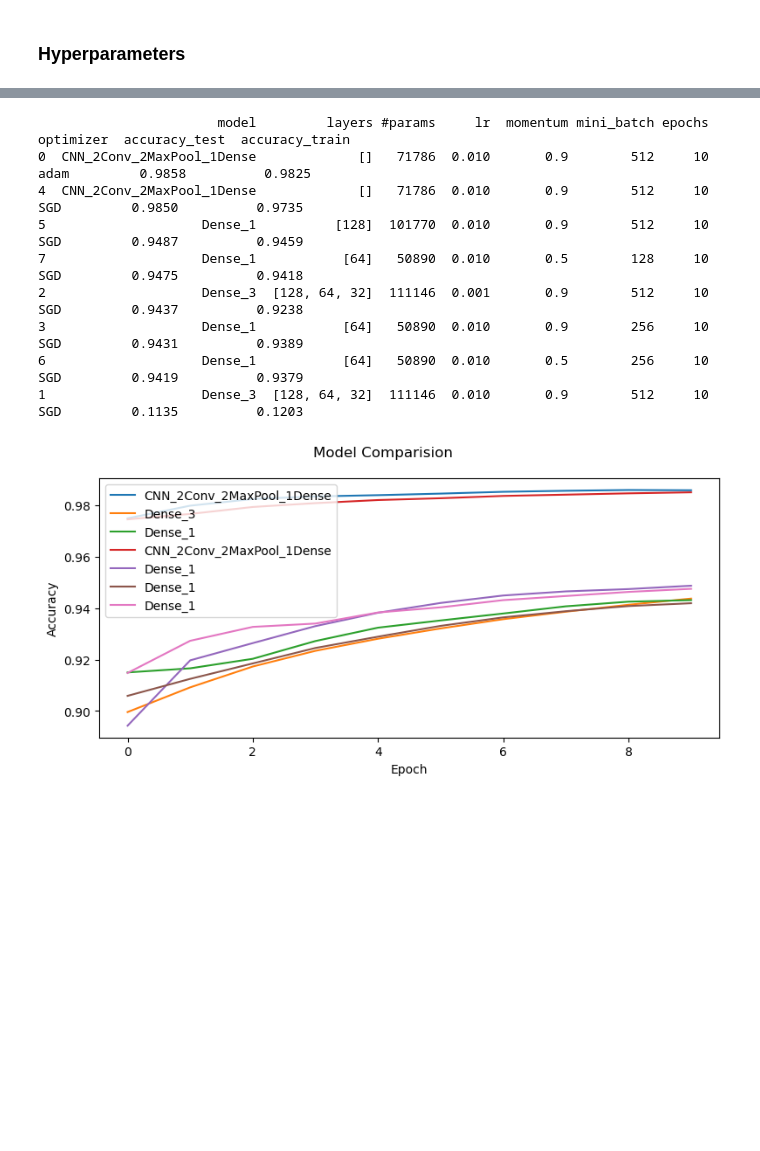
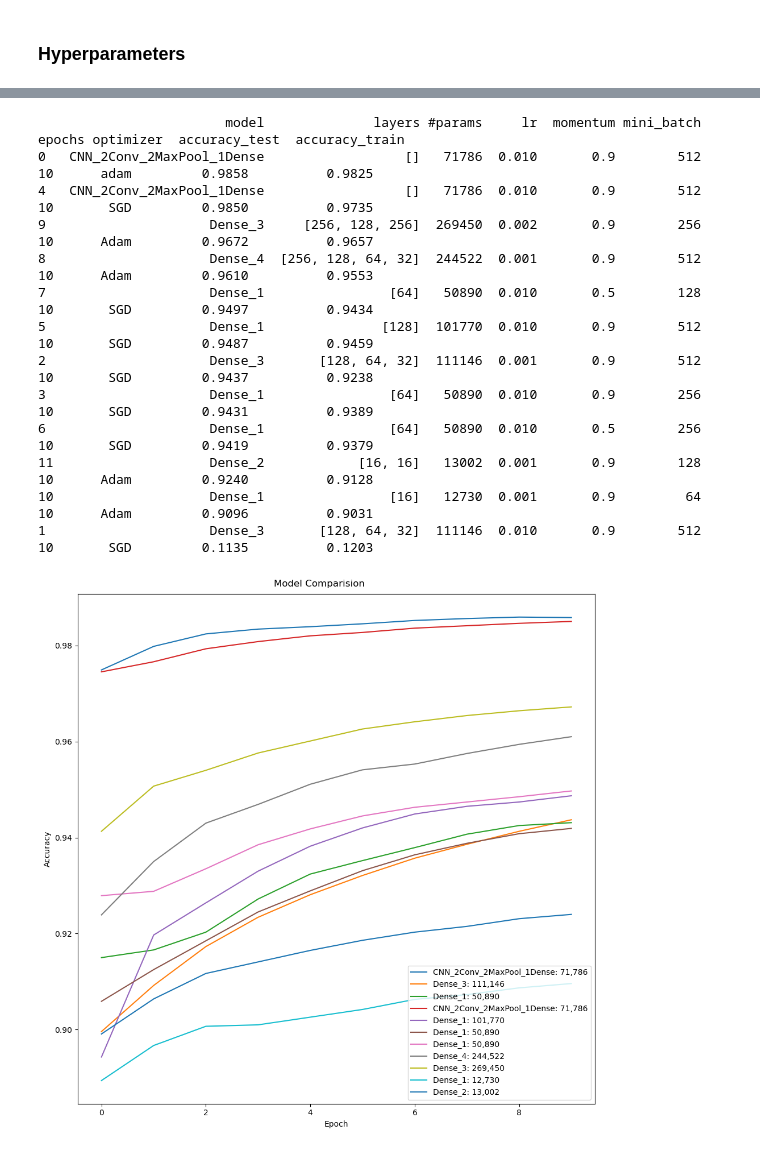
Before and after one commit to MoeMj1019/ANNs-with-TF, a Jupyter notebook: assignment_02/assignment-02.ipynb, the cells around one changed output, grey strips where cells are left out. Drawn from its saved outputs; the diff is of its cells as text; code cells hidden in the pictures; blank space fills up the shorter version.

```diff
--- a/assignment_02/assignment-02.ipynb
+++ b/assignment_02/assignment-02.ipynb
@@ -79,6 +66,17 @@ array([[0., 0., 0., ..., 0., 0., 0.],
 # %%
+# simple model of feed-forward Dense layers
 class Model(tf.keras.Model):
+    """
+    Create a simple feed-forward model with Dense layers.
+    """
     def __init__(self, dense_layers, output_shape, layers_activation, output_activation):
+        """
+        args:
+            dense_layers: list of int, number of neurons in each dense layer
+            output_shape: int, number of neurons in the output layer
+            layers_activation: str/activation function, activation function of the dense layers
+            output_activation: str/activation function, activation function of the output layer
+        """
         super(Model, self).__init__()
         self.__layers = []
         for layer in dense_layers:
@@ -249,11 +277,12 @@ class ModelHyper(tf.keras.Model):
         x = tf.reshape(inputs, [-1, 28, 28, 1])
         return self.seq(x)
 # %%
-DENSE_LAYERS = [64]
+# configuration of the hyper parameters
+DENSE_LAYERS = [16,16]
 EPOCHS = 10
 BATCH_SIZE = 128
-LEARNING_RATE = 0.01
-MOMENTUM = 0.5
+LEARNING_RATE = 0.001
+MOMENTUM = 0.9
 USE_SCHEDULER = True
 
 train_data = dataset(train_ds, BATCH_SIZE)
@@ -318,6 +351,7 @@ Non-trainable params: 0
 _________________________________________________________________
 None
 # %%
+# save the metrics and model meta data to a json file
 hyper_parameter = {
     'DENSE_LAYERS': DENSE_LAYERS,
     'EPOCHS': EPOCHS,
@@ -325,10 +359,10 @@ hyper_parameter = {
     'LEARNING_RATE': LEARNING_RATE,
     'MOMENTUM': MOMENTUM,
     'USE_SCHEDULER': USE_SCHEDULER,
-    'OPTIMIZER': 'SGD'
+    'OPTIMIZER': 'Adam'
 }
 
-file_name = 'metrics_07.json'
+file_name = 'metrics_11.json'
 model_description = f"Dense_{len(DENSE_LAYERS)}"
 # model_description = "CNN_2Conv_2MaxPool_1Dense"
 save_metrics(model, metrics, hyper_parameter, file_name ,model_description)
@@ -343,46 +378,56 @@ visualize(model_info['metrics'],
 # %%
+# compare multiple models from json files both tabularly and graphically
 import pandas as pd
 
-model_comparision = ["metrics_00.json","metrics_01.json", "metrics_02.json", "metrics_03.json","metrics_04.json", "metrics_05.json", "metrics_06.json", "metrics_07.json"]
+model_comparision = ["metrics_00.json","metrics_01.json",
+                    "metrics_02.json", "metrics_03.json",
+                    "metrics_04.json", "metrics_05.json",
+                    "metrics_06.json", "metrics_07.json",
+                    "metrics_08.json", "metrics_09.json",
+                    "metrics_10.json", "metrics_11.json"]
 
 # Define columns for the DataFrame
 columns = ['model', 'layers', '#params', 'lr', 'momentum', 'mini_batch', 'epochs', 'optimizer', 'accuracy_test', 'accuracy_train']
 df = pd.DataFrame(columns=columns)
 
 for model in model_comparision:
     model_info = load_metrics(model)
     model_hyper_parameter = model_info['hyper_parameter']
 
     # Create a new entry as a dictionary ensuring all columns are covered
     new_entry = {
         'model': model_info['description'],
         'layers': model_hyper_parameter.get('DENSE_LAYERS', pd.NA),  # Using pd.NA for missing values
         '#params': model_info['parameter_count'],
         'lr': model_hyper_parameter.get('LEARNING_RATE', pd.NA),
         'momentum': model_hyper_parameter.get('MOMENTUM', pd.NA),
         'mini_batch': model_hyper_parameter.get('BATCH_SIZE', pd.NA),
         'epochs': model_hyper_parameter.get('EPOCHS', pd.NA),
         'optimizer': model_hyper_parameter.get('OPTIMIZER', pd.NA),
         'accuracy_test': model_info.get('accuracy_test', pd.NA),
         'accuracy_train': model_info.get('accuracy_train', pd.NA)
     }
 
     # Convert the dictionary to a DataFrame and concatenate
     new_entry_df = pd.DataFrame([new_entry], columns=columns)
     df = pd.concat([df, new_entry_df], ignore_index=True)
 
 df = df.sort_values(by=['accuracy_test'], ascending=False)
 print(df.to_string())
 
 plot_model_comparision([model_comparision[0]] + model_comparision[2:])
 # %% [output]
-                       model         layers #params     lr  momentum mini_batch epochs optimizer  accuracy_test  accuracy_train
-0  CNN_2Conv_2MaxPool_1Dense             []   71786  0.010       0.9        512     10      adam         0.9858          0.9825
-4  CNN_2Conv_2MaxPool_1Dense             []   71786  0.010       0.9        512     10       SGD         0.9850          0.9735
-5                    Dense_1          [128]  101770  0.010       0.9        512     10       SGD         0.9487          0.9459
-7                    Dense_1           [64]   50890  0.010       0.5        128     10       SGD         0.9475          0.9418
-2                    Dense_3  [128, 64, 32]  111146  0.001       0.9        512     10       SGD         0.9437          0.9238
-3                    Dense_1           [64]   50890  0.010       0.9        256     10       SGD         0.9431          0.9389
-6                    Dense_1           [64]   50890  0.010       0.5        256     10       SGD         0.9419          0.9379
-1                    Dense_3  [128, 64, 32]  111146  0.010       0.9        512     10       SGD         0.1135          0.1203
+                        model              layers #params     lr  momentum mini_batch epochs optimizer  accuracy_test  accuracy_train
+0   CNN_2Conv_2MaxPool_1Dense                  []   71786  0.010       0.9        512     10      adam         0.9858          0.9825
+4   CNN_2Conv_2MaxPool_1Dense                  []   71786  0.010       0.9        512     10       SGD         0.9850          0.9735
+9                     Dense_3     [256, 128, 256]  269450  0.002       0.9        256     10      Adam         0.9672          0.9657
+8                     Dense_4  [256, 128, 64, 32]  244522  0.001       0.9        512     10      Adam         0.9610          0.9553
+7                     Dense_1                [64]   50890  0.010       0.5        128     10       SGD         0.9497          0.9434
+5                     Dense_1               [128]  101770  0.010       0.9        512     10       SGD         0.9487          0.9459
+2                     Dense_3       [128, 64, 32]  111146  0.001       0.9        512     10       SGD         0.9437          0.9238
+3                     Dense_1                [64]   50890  0.010       0.9        256     10       SGD         0.9431          0.9389
+6                     Dense_1                [64]   50890  0.010       0.5        256     10       SGD         0.9419          0.9379
+11                    Dense_2            [16, 16]   13002  0.001       0.9        128     10      Adam         0.9240          0.9128
+10                    Dense_1                [16]   12730  0.001       0.9         64     10      Adam         0.9096          0.9031
+1                     Dense_3       [128, 64, 32]  111146  0.010       0.9        512     10       SGD         0.1135          0.1203
-[figure, old version]
+[figure, new version]
```
Also changed, not shown: parts of 16 cells of this notebook, 5 other files.
